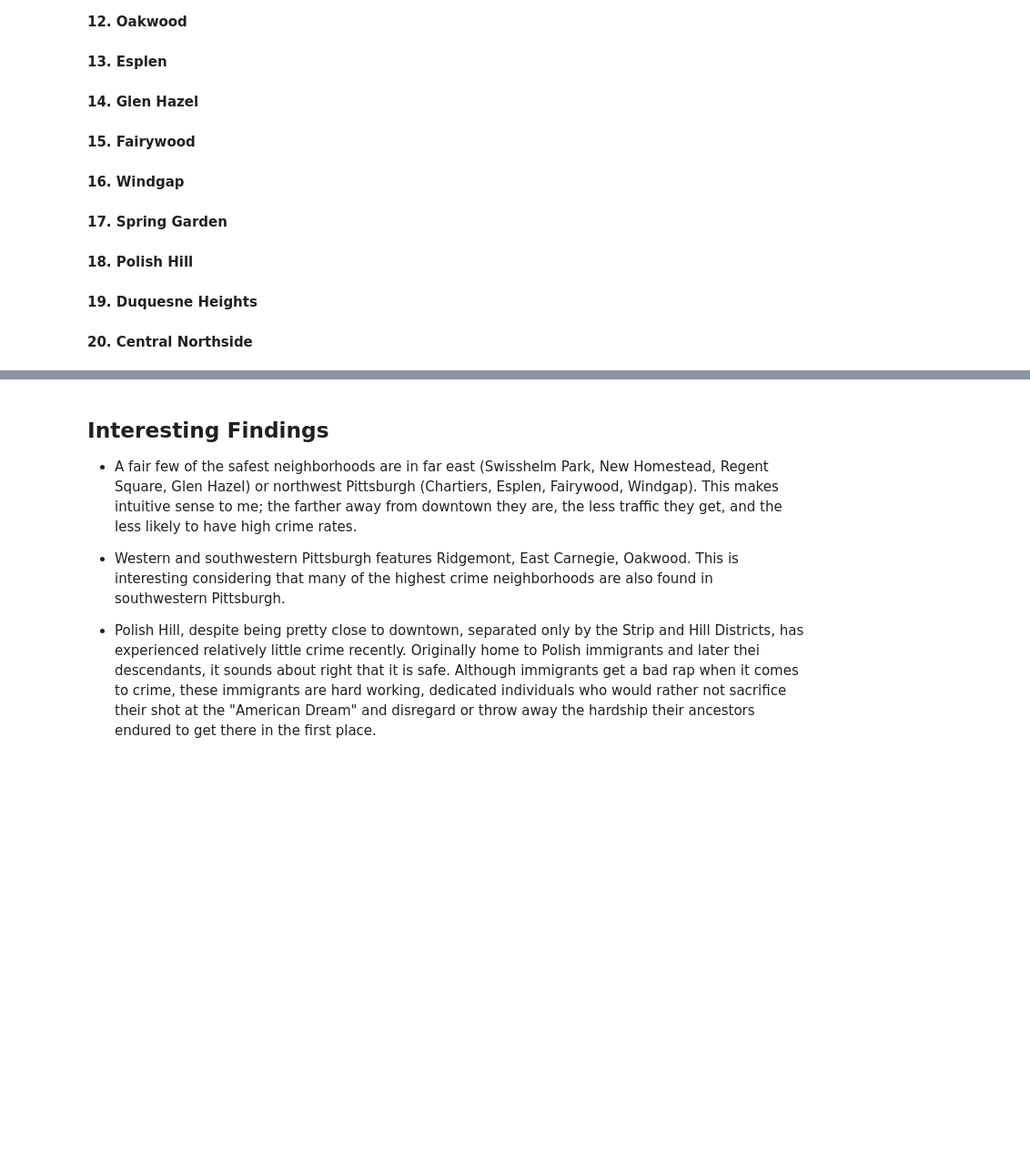
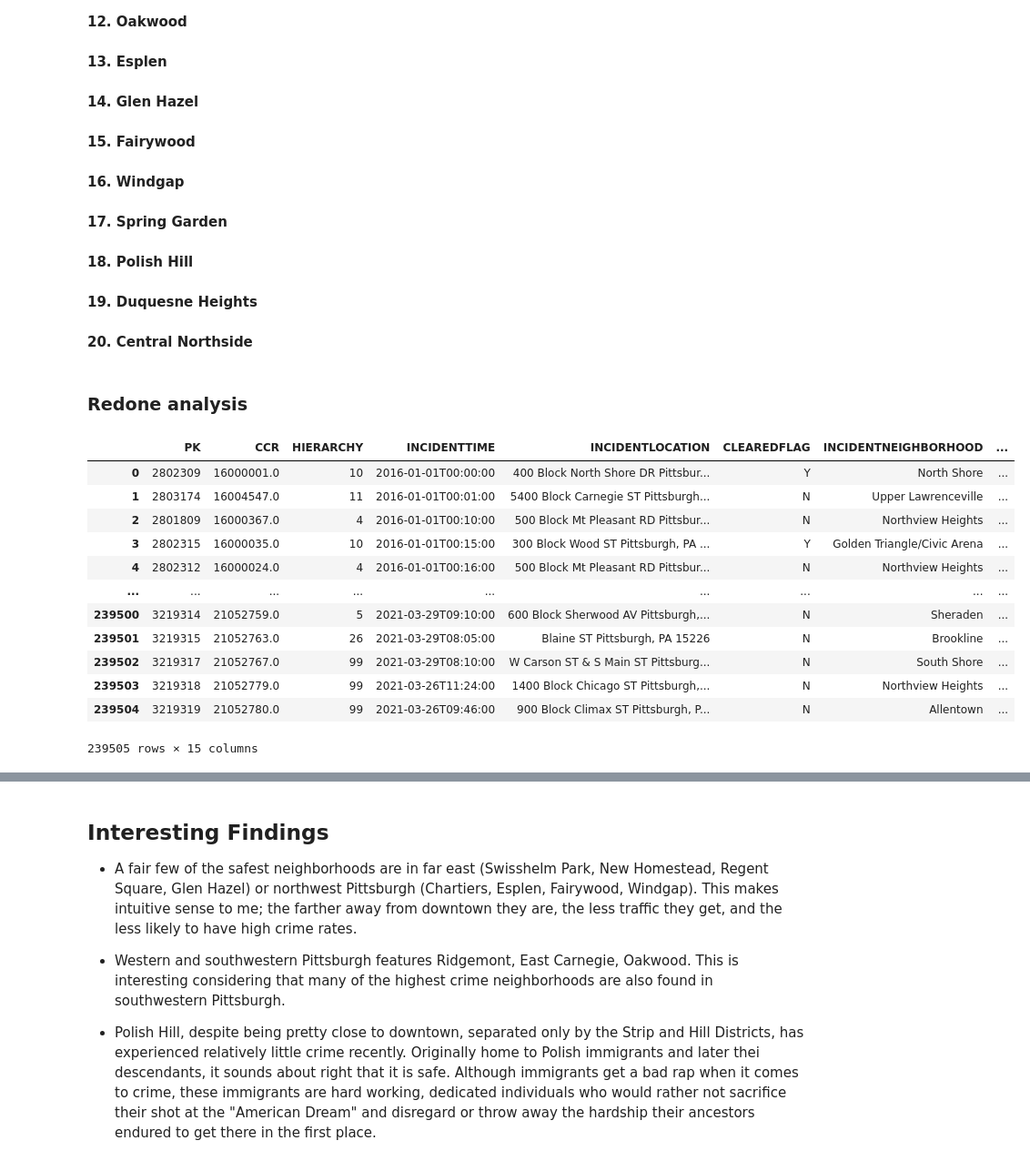
Before and after one commit to odl5/Final-Project-data, a Jupyter notebook: ctf16-data.ipynb, the cells around one changed output, grey strips where cells are left out. Shown: that part at 91% size. Saved outputs shown, nothing was run; the diff lists cells and outputs as text; code cells hidden in the pictures; blank space fills up the shorter version.

```diff
--- a/ctf16-data.ipynb
+++ b/ctf16-data.ipynb
@@ -184,3 +184,28 @@ Below is the final top 20 list of the safest neighborhoods. I won't go into deta
 #### 19. Duquesne Heights ####
 
 #### 20. Central Northside ####
+# %% [markdown]
+### Redone analysis ###
+# %%
+import pandas as pd
+import numpy as np
+import geopandas
+
+#importing calvin's data
+
+crime = pd.read_csv("ctf16_crime_data.csv")
+crime
+# %% [output]
+|  | PK | CCR | HIERARCHY | INCIDENTTIME | INCIDENTLOCATION | CLEAREDFLAG | INCIDENTNEIGHBORHOOD | ... |
+| 0 | 2802309 | 16000001.0 | 10 | 2016-01-01T00:00:00 | 400 Block North Shore DR Pittsbur... | Y | North Shore | ... |
+| 1 | 2803174 | 16004547.0 | 11 | 2016-01-01T00:01:00 | 5400 Block Carnegie ST Pittsburgh... | N | Upper Lawrenceville | ... |
+| 2 | 2801809 | 16000367.0 | 4 | 2016-01-01T00:10:00 | 500 Block Mt Pleasant RD Pittsbur... | N | Northview Heights | ... |
+| 3 | 2802315 | 16000035.0 | 10 | 2016-01-01T00:15:00 | 300 Block Wood ST Pittsburgh, PA ... | Y | Golden Triangle/Civic Arena | ... |
+| 4 | 2802312 | 16000024.0 | 4 | 2016-01-01T00:16:00 | 500 Block Mt Pleasant RD Pittsbur... | N | Northview Heights | ... |
+| ... | ... | ... | ... | ... | ... | ... | ... | ... |
+| 239500 | 3219314 | 21052759.0 | 5 | 2021-03-29T09:10:00 | 600 Block Sherwood AV Pittsburgh,... | N | Sheraden | ... |
+| 239501 | 3219315 | 21052763.0 | 26 | 2021-03-29T08:05:00 | Blaine ST Pittsburgh, PA 15226 | N | Brookline | ... |
+| 239502 | 3219317 | 21052767.0 | 99 | 2021-03-29T08:10:00 | W Carson ST & S Main ST Pittsburg... | N | South Shore | ... |
+| 239503 | 3219318 | 21052779.0 | 99 | 2021-03-26T11:24:00 | 1400 Block Chicago ST Pittsburgh,... | N | Northview Heights | ... |
+| 239504 | 3219319 | 21052780.0 | 99 | 2021-03-26T09:46:00 | 900 Block Climax ST Pittsburgh, P... | N | Allentown | ... |
+239505 rows × 15 columns
```
Also changed, not shown: parts of 5 cells of this notebook.
